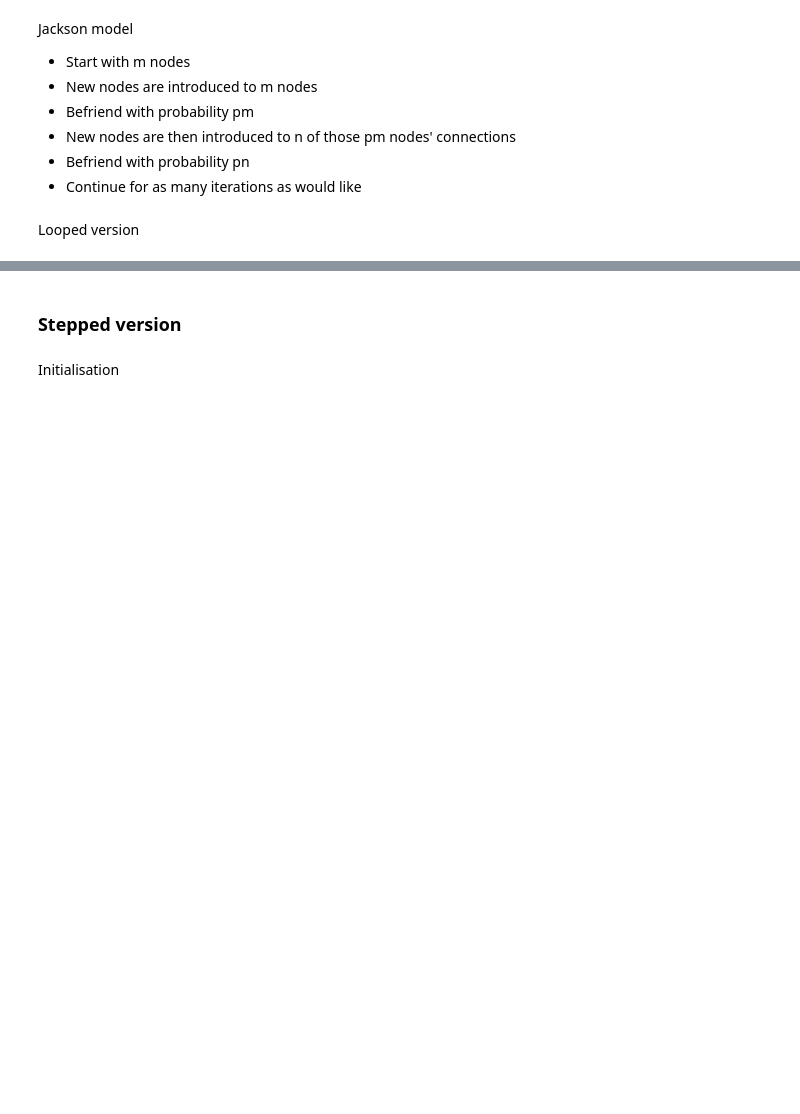
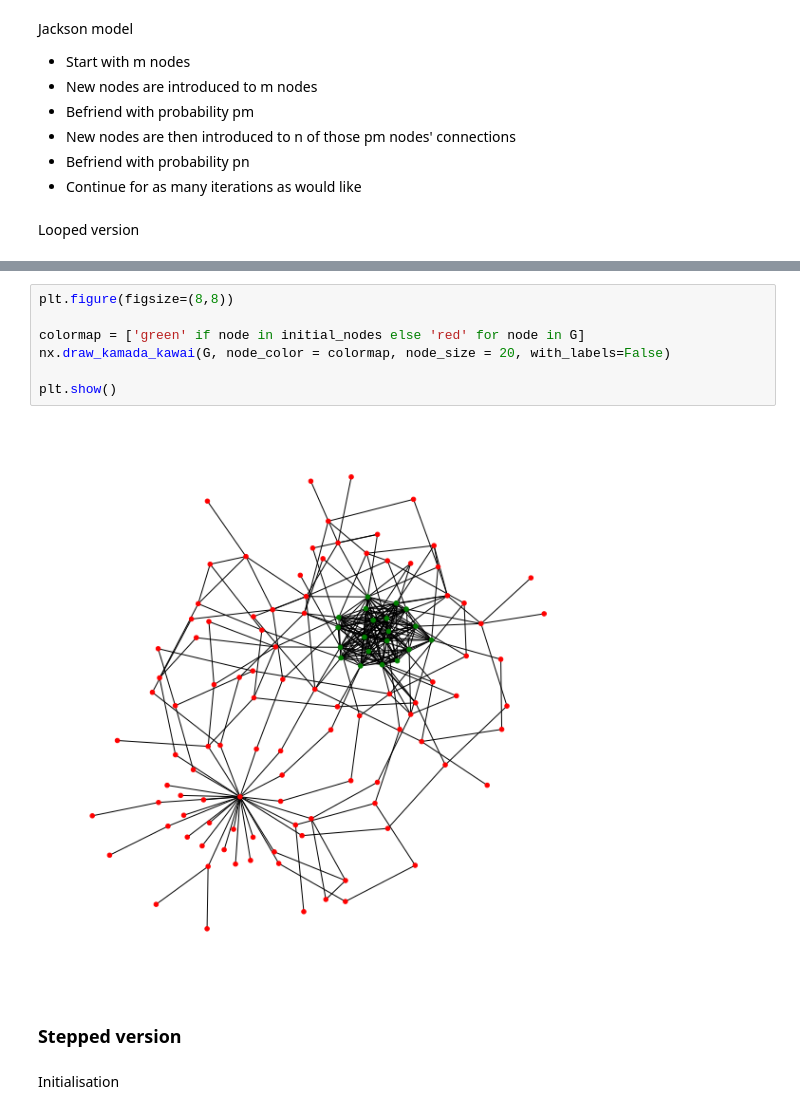
Before and after one commit to RassssD/Diss-model, a Jupyter notebook: Diss_model.ipynb, the cells around one changed output, grey strips where cells are left out. Saved outputs shown, nothing was run; the diff lists cells and outputs as text; blank space fills up the shorter version.

```diff
--- a/Diss_model.ipynb
+++ b/Diss_model.ipynb
@@ -118,3 +108,12 @@ plt.show()
+# %%
+plt.figure(figsize=(8,8))
+
+colormap = ['green' if node in initial_nodes else 'red' for node in G]
+nx.draw_kamada_kawai(G, node_color = colormap, node_size = 20, with_labels=False)
+
+plt.show()
+# %% [output]
+[figure, added]
 # %% [markdown]
 ### Stepped version
 # %% [markdown]
```
Also changed, not shown: parts of 1 cell of this notebook.
